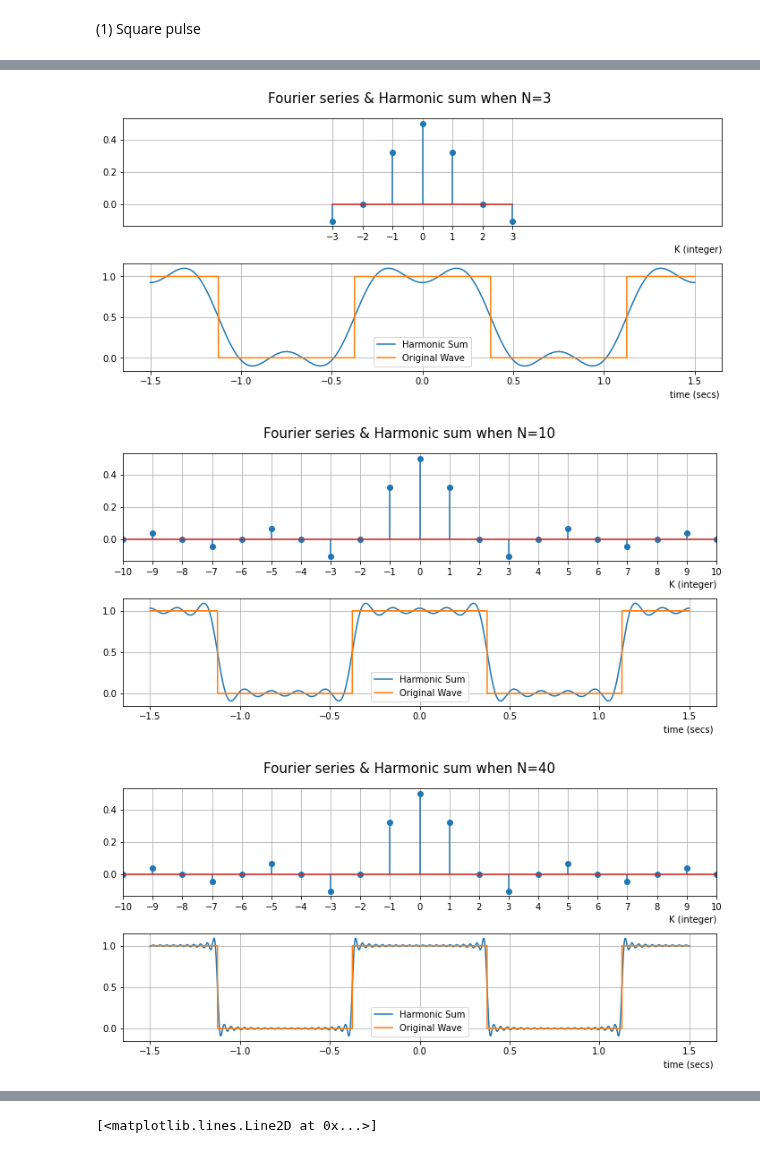
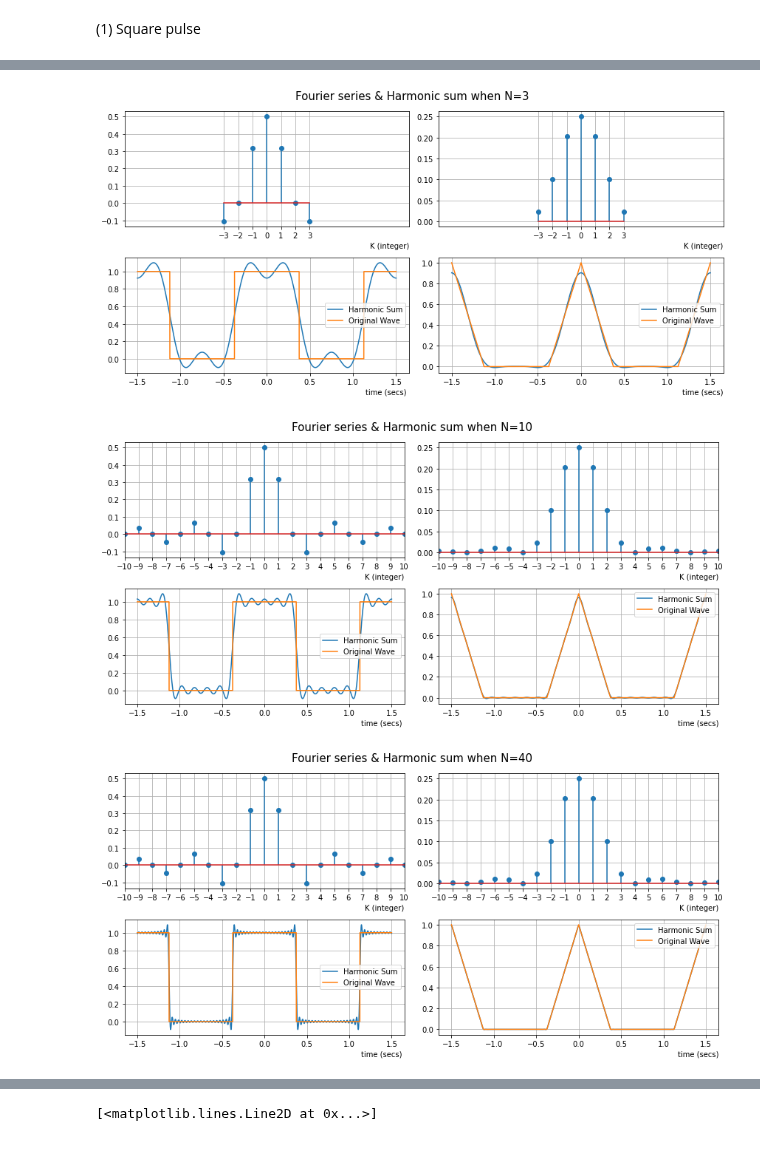
Before and after one commit to IISL-HYU/comm, a Jupyter notebook: signalprocessing/dsp_hw_1.ipynb, the cells around one changed output, grey strips where cells are left out. Drawn from its saved outputs; the diff is of its cells as text; code cells hidden in the pictures.

Commit message:
plot dsp-hw

```diff
--- a/signalprocessing/dsp_hw_1.ipynb
+++ b/signalprocessing/dsp_hw_1.ipynb
@@ -27,6 +27,13 @@ def plot_zaxis(x, y, title="y", *args, **kwargs):
     plt.ylim([-1, 2]); plt.grid()
     plt.show()
 # %%
+def triangle(t:np.ndarray, duty_cycle=0.5):
+    pw = - (signal.sawtooth(t, 0.5)+1) / 2
+    pw += duty_cycle
+    pw = np.clip(pw, a_min=0, a_max=None)
+    pw /= duty_cycle
+    return pw
+
 trange = np.arange(-1.5, 1.5, 1e-4)
 square_pulse = np.zeros_like(trange)
 
@@ -34,7 +41,17 @@ duty_cycle = 0.5
 t_period = 1.5
 
 pulse_wave = (1/2) * (signal.square(2 * np.pi * (1/t_period) * (trange + (duty_cycle * t_period)/2), duty=duty_cycle) + 1)
+tpw = triangle(2 * np.pi * (1/t_period) * trange, duty_cycle=duty_cycle)
+# triangle = -(signal.sawtooth(2 * np.pi * t_period * trange, 0.5) + 1) / 2
+# triangle += duty_cycle
+# triangle = np.clip(triangle, a_min=0, a_max=None)
+# triangle /= duty_cycle
+
+# triangle = np.clip(triangle, a_min=0, a_max=None)
+# triangle /= (1 - duty_cycle)
 
 plot_zaxis(trange, pulse_wave, title="Original Pulse Wave")
+
+plot_zaxis(trange, tpw)
 # %% [output]
 [figure]
@@ -64,39 +82,51 @@ for N in N_lst:
     k_lst = np.arange(-N, N+1, 1).reshape(-1, 1)
 
     aks = dc * np.sinc(dc * k_lst)
 
-    akt = (dc / 2) * (np.sinc(dc * k_lst / 2))
-    akt = akt ** 2
+    akt = (dc) * (np.sinc(dc * k_lst / 2))
+    akt = (akt ** 2)
 
     recovered_square = harmonic_sum(N, aks, fund_freq, trange)
     recovered_triangle = harmonic_sum(N, akt, fund_freq, trange)
     # ns = aks * np.exp(1j * k_lst * fund_freq * trange)
     # ns = np.sum(ns, axis=0)
     # nt = akt * np.exp(1j * k_lst * fund_freq * trange)
     # nt = np.sum(nt, axis=0)
 
 
-    fig = plt.figure(figsize=(10, 5))
+    fig = plt.figure(figsize=(12, 6))
     plt.suptitle(f"Fourier series & Harmonic sum when N={N}", fontsize=15)
 
-    ax1 = fig.add_subplot(2, 1, 1)
+    ax1 = fig.add_subplot(2, 2, 1)
     ax1.set_xticks(k_lst)
     ax1.set_xlabel("K (integer)", loc="right")
     ax1.set_xlim([-10, 10])
     ax1.grid()
     plt.stem(k_lst, aks)
 
-    ax2 = fig.add_subplot(2, 1, 2)
+    ax2 = fig.add_subplot(2, 2, 3)
     ax2.set_xlabel("time (secs) ", loc="right")
-    plt.plot(trange, ns.real, trange, pulse_wave)
+    plt.plot(trange, recovered_square.real, trange, pulse_wave)
 
     ax2.legend(["Harmonic Sum", "Original Wave"])
     ax2.grid()
 
+    ax3 =fig.add_subplot(2, 2, 2)
+    ax3.set_xticks(k_lst)
+    ax3.set_xlabel("K (integer)", loc='right')
+    ax3.set_xlim([-10, 10])
+    ax3.grid()
+    plt.stem(k_lst, akt)
+
+    ax4 = fig.add_subplot(2, 2, 4)
+    ax4.set_xlabel("time (secs)", loc='right')
+    ax4.grid()
+    plt.plot(trange, recovered_triangle.real, trange, tpw)
+    ax4.legend(["Harmonic Sum", "Original Wave"])
 
     plt.tight_layout()
     plt.show()
 # %% [output]
-[figure, old version]
+[figure, new version]
-[figure, old version]
+[figure, new version]
-[figure, old version]
+[figure, new version]
```
Also changed, not shown: parts of 2 cells of this notebook.
